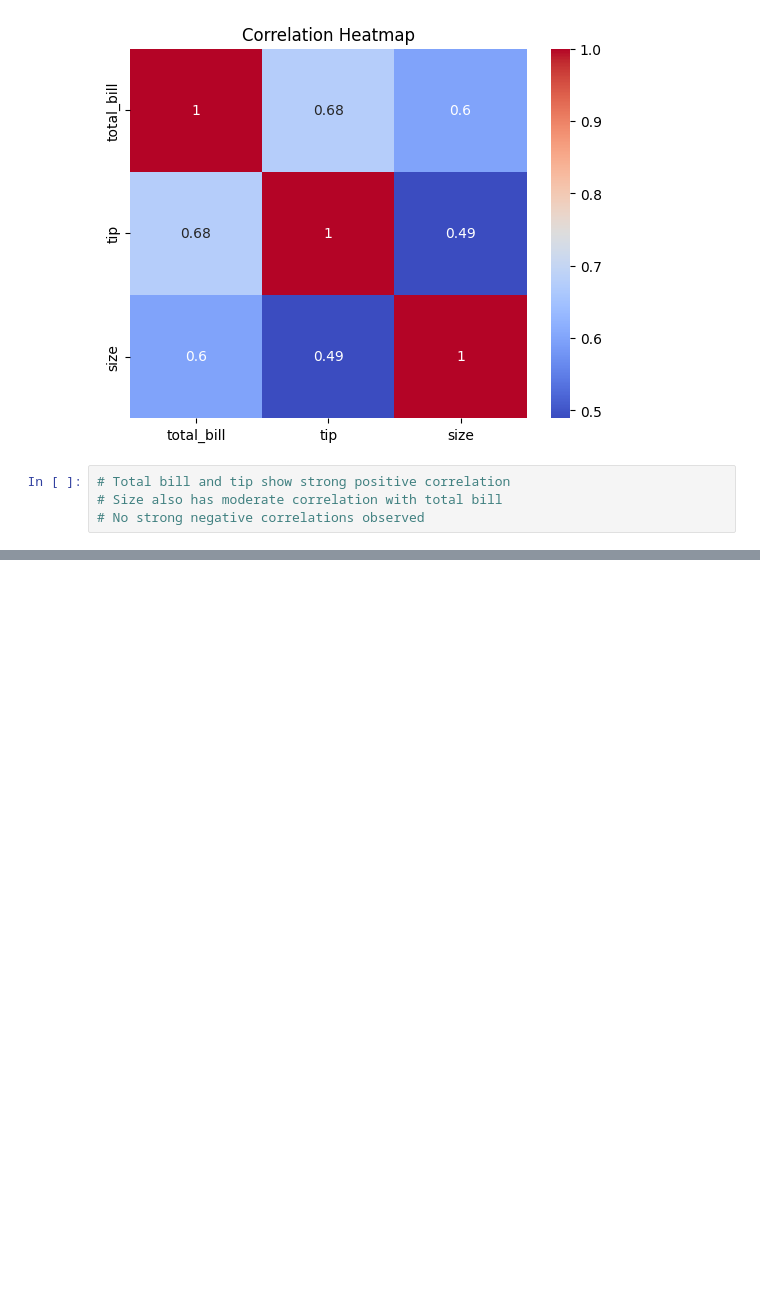
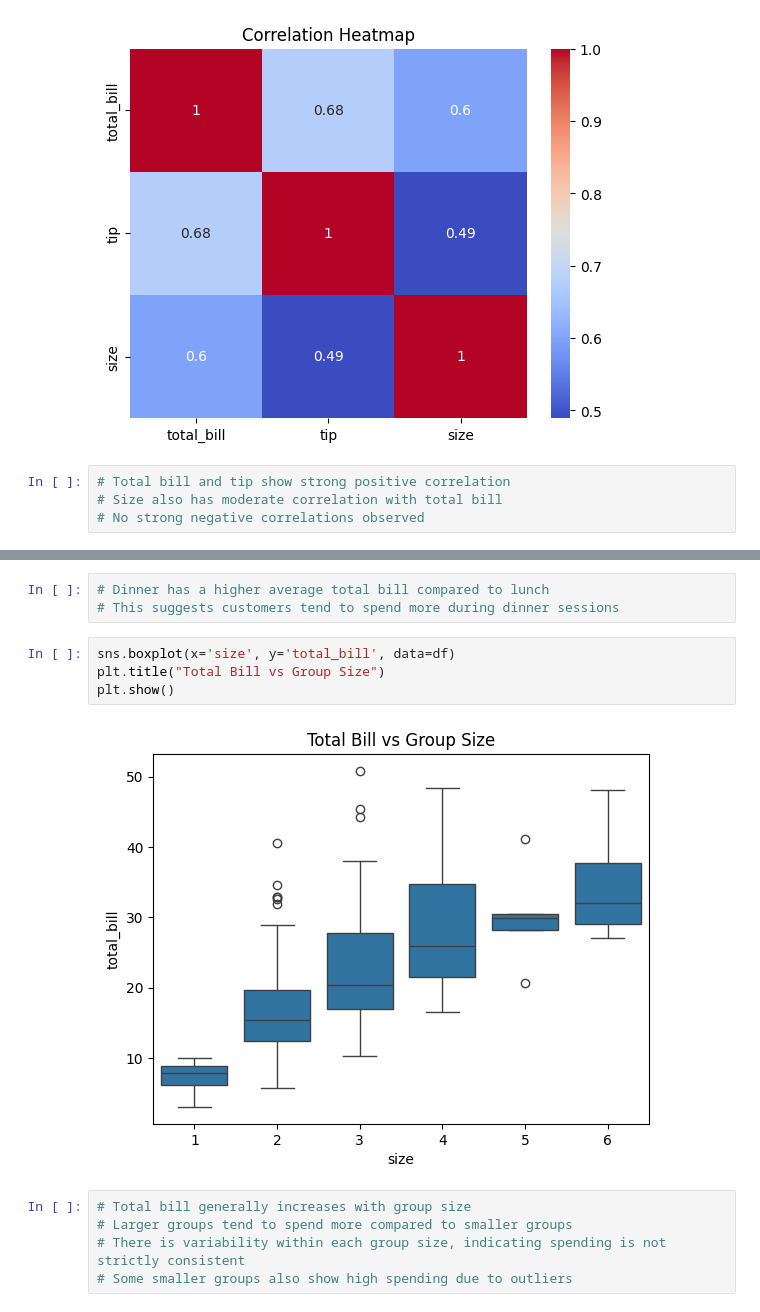
Before and after one commit to kevinsamuel-byte/Ecommerce-Data-Analysis, a Jupyter notebook: Ecommerce_Data_Analysis.ipynb, the cells around one changed output, grey strips where cells are left out. Cells and saved outputs as stored; diff of their text form; blank space fills up the shorter version.

```diff
--- a/Ecommerce_Data_Analysis.ipynb
+++ b/Ecommerce_Data_Analysis.ipynb
@@ -121,0 +156,14 @@ plt.show()
+# %%
+# Dinner has a higher average total bill compared to lunch
+# This suggests customers tend to spend more during dinner sessions
+# %%
+sns.boxplot(x='size', y='total_bill', data=df)
+plt.title("Total Bill vs Group Size")
+plt.show()
+# %% [output]
+[figure, added]
+# %%
+# Total bill generally increases with group size
+# Larger groups tend to spend more compared to smaller groups
+# There is variability within each group size, indicating spending is not strictly consistent
+# Some smaller groups also show high spending due to outliers
```
Also changed, not shown: parts of 11 cells of this notebook.
